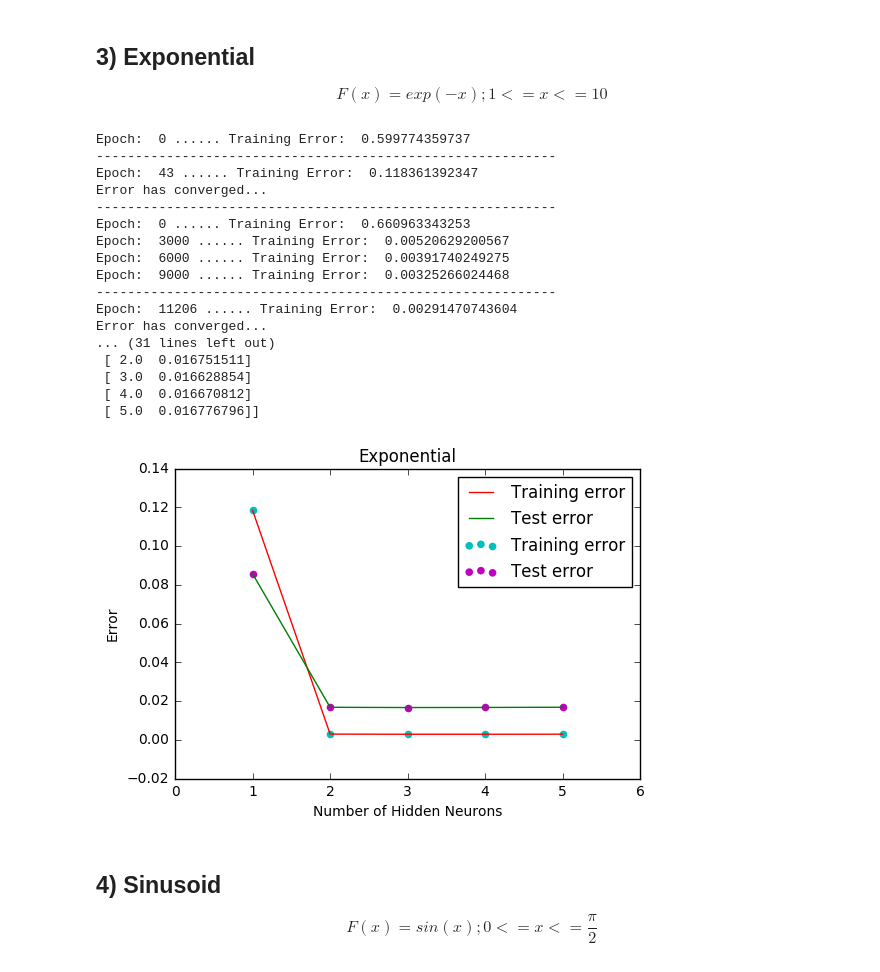
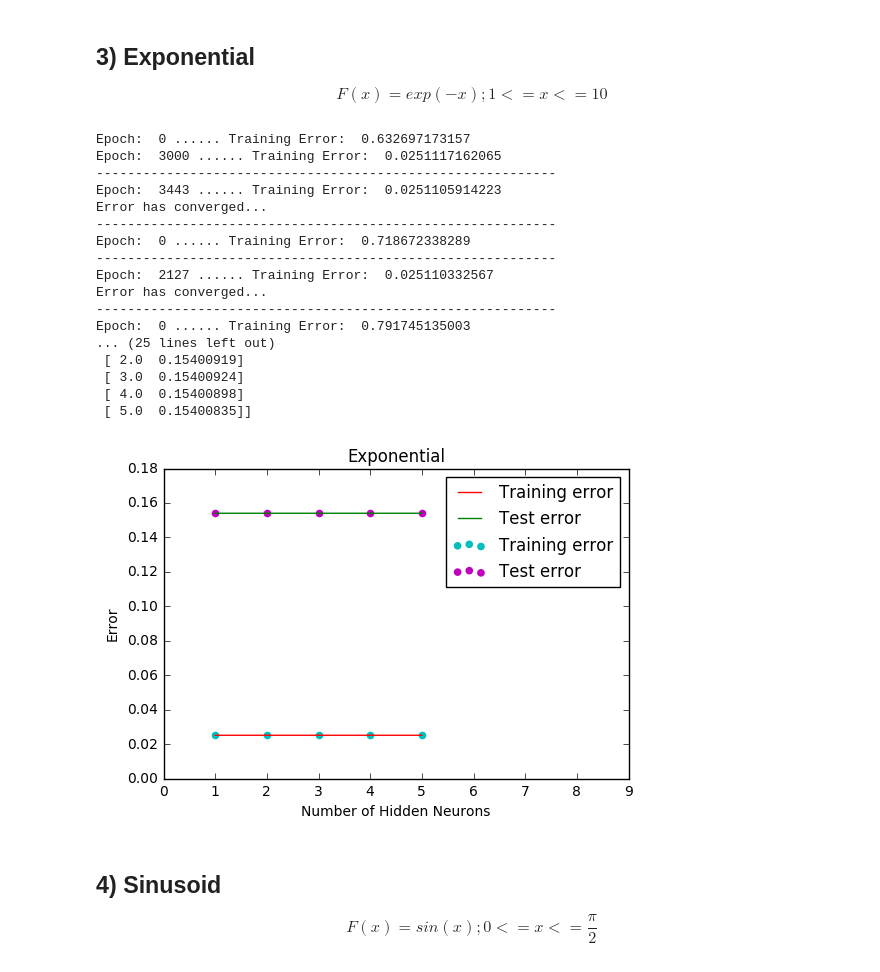
Before and after one commit to debaraj-barua/neural-networks-ws17, a Jupyter notebook: Assignment06/NN_DebarajBarua_NareshKumarGurulingan_131117/NN_DebarajBarua_NareshKumarGurulingan_131117_src/NN_DebarajBarua_NareshKumarGurulingan_131117.ipynb, the cells around one changed output. Drawn from its saved outputs; the diff is of its cells as text; code cells hidden in the pictures.

```diff
--- a/Assignment06/NN_DebarajBarua_NareshKumarGurulingan_131117/NN_DebarajBarua_NareshKumarGurulingan_131117_src/NN_DebarajBarua_NareshKumarGurulingan_131117.ipynb
+++ b/Assignment06/NN_DebarajBarua_NareshKumarGurulingan_131117/NN_DebarajBarua_NareshKumarGurulingan_131117_src/NN_DebarajBarua_NareshKumarGurulingan_131117.ipynb
@@ -21,7 +21,7 @@ class NeuralNetwork():
     2-2-1 Neural Network..
     """
     def __init__(self, num_hidden_neurons = 2, learning_rate = 1, epochs = 100000,
-                 num_inputs = 2, zero_weight_init = False, epsilon= 1e-10):
+                 num_inputs = 3, zero_weight_init = False, epsilon= 1e-10):
         # Layer 0 --> input, Layer 1 --> hidden, Layer 2 --> output
         if zero_weight_init == False:
             np.random.seed(0)
@@ -40,7 +40,7 @@ class NeuralNetwork():
 
     def non_linearity(self, value, derivative = False):
         if derivative == True: # return slope of sigmoid..
-            return value*(1. - value)
+            return value * (1. - value)
         # included to avoid overflow in numpy exponent..
         value = np.array(value, dtype = np.float128)
         value = np.clip( value, -500, 500 )
@@ -60,11 +60,11 @@ class NeuralNetwork():
 
             layer2_error = -(output_array - layer2_output)
             layer2_delta = layer2_error * self.non_linearity(
-                layer2_error, derivative = True)
+                layer2_output, derivative = True)
 
             layer1_error = layer2_delta.dot(self.w_layer12.T)
             layer1_delta = layer1_error * self.non_linearity(
-                layer1_error, derivative = True)
+                layer1_output, derivative = True)
 
             # update weights based on error and slope of sigmoid...
             self.w_layer12 -= self.learning_rate * (
@@ -84,7 +84,7 @@ class NeuralNetwork():
             if iteration % 3000 == 0:
                 print 'Epoch: ', iteration, '......', 'Training Error: ', (
                     training_error)
-            if iteration > self.epochs or conv_count >= 3: # low delta for more than 3 epochs..
+            if iteration > self.epochs or conv_count >= 5: # low delta for more than 5 epochs..
                 break
 
             prev_delta = delta.copy()
@@ -101,7 +101,7 @@ class NeuralNetwork():
         print '-----------------------------------------------------------'
         return [training_error, iteration]
 
-    def predict(self, input_array, desired_array):
+    def predict(self, input_array, labels= []):
         layer0 = input_array
         layer1_local_field = input_array.dot(self.w_layer01)
         layer1_output = self.non_linearity(layer1_local_field)
@@ -109,14 +109,16 @@ class NeuralNetwork():
         layer2_local_field = layer1_output.dot(self.w_layer12)
         layer2_output = self.non_linearity(layer2_local_field)
 
-        layer2_error = layer2_output - desired_array
-
-        # average generalization error is returned..
-        return np.mean(np.abs(layer2_error))
+        if labels == []:
+            return layer2_output
+        else:
+            layer2_error = layer2_output - labels
+            # average generalization error is returned..
+            return np.mean(np.abs(layer2_error))
 # %%
 # XOR..
-input_data = np.array([[0, 0], [0, 1], [1, 0], [1, 1]])
-labels = np.array([0, 0.01, 0.01, 0]).reshape(-1, 1)
+input_data = np.array([[1., 0., 0.], [1., 0., 1.], [1., 1., 0.], [1., 1., 1.]])
+labels = np.array([0., 1., 1., 0.]).reshape(-1, 1)
 
 print input_data.shape
 print labels.shape
@@ -275,8 +271,8 @@ def plot_results(hidden_neurons, train_error, test_error,
     plt.legend()
     plt.show()
 
-def obtain_performance(x, y, hidden_neurons, normalizer= 1):
-    data = np.hstack((x, y))/normalizer
+def obtain_performance(x, y, hidden_neurons):
+    data = np.hstack((x, y))
     np.random.seed(0)
     np.random.shuffle(data)
     train_data, test_data = np.vsplit(data, [data.shape[0]*8/10])
@@ -290,7 +286,7 @@ def obtain_performance(x, y, hidden_neurons, normalizer= 1):
         train_error.append(network.train(train_data[:,:-1],
                                      train_data[:,-1:])[0])
         test_error.append(network.predict(test_data[:,:-1],
-                                     test_data[:,-1:]))
+                                     labels= test_data[:,-1:]))
 
     return train_error, test_error
 # %%
@@ -358,28 +355,29 @@ $$F(x) = exp(-x); 1<= x <=10$$
 # %%
 exp_x = np.arange(1, 11, dtype= np.float32).reshape(-1, 1)
 exp_y = np.exp(-exp_x)
 train_error_e, test_error_e = obtain_performance(
-    exp_x, exp_y, hidden_neurons, normalizer= 10)
-plot_results(hidden_neurons, train_error_e, test_error_e, 'Exponential')
+    exp_x, exp_y, hidden_neurons)
+plot_results(hidden_neurons, train_error_e, test_error_e,
+             'Exponential',  x_axis_lim= (0, 9))
 # %% [output]
-Epoch:  0 ...... Training Error:  0.599774359737
+Epoch:  0 ...... Training Error:  0.632697173157
+Epoch:  3000 ...... Training Error:  0.0251117162065
 -----------------------------------------------------------
-Epoch:  43 ...... Training Error:  0.118361392347
+Epoch:  3443 ...... Training Error:  0.0251105914223
 Error has converged...
 -----------------------------------------------------------
-Epoch:  0 ...... Training Error:  0.660963343253
-Epoch:  3000 ...... Training Error:  0.00520629200567
-Epoch:  6000 ...... Training Error:  0.00391740249275
-Epoch:  9000 ...... Training Error:  0.00325266024468
+Epoch:  0 ...... Training Error:  0.718672338289
 -----------------------------------------------------------
-Epoch:  11206 ...... Training Error:  0.00291470743604
+Epoch:  2127 ...... Training Error:  0.025110332567
 Error has converged...
-... (31 lines left out)
- [ 2.0  0.016751511]
- [ 3.0  0.016628854]
- [ 4.0  0.016670812]
- [ 5.0  0.016776796]]
+-----------------------------------------------------------
+Epoch:  0 ...... Training Error:  0.791745135003
+... (25 lines left out)
+ [ 2.0  0.15400919]
+ [ 3.0  0.15400924]
+ [ 4.0  0.15400898]
+ [ 5.0  0.15400835]]
-[figure, old version]
+[figure, new version]
 # %% [markdown]
 ## 4) Sinusoid
 $$F(x) = sin(x); 0<= x <=\frac{\pi}{2}$$
```
Also changed, not shown: parts of 10 cells of this notebook.
